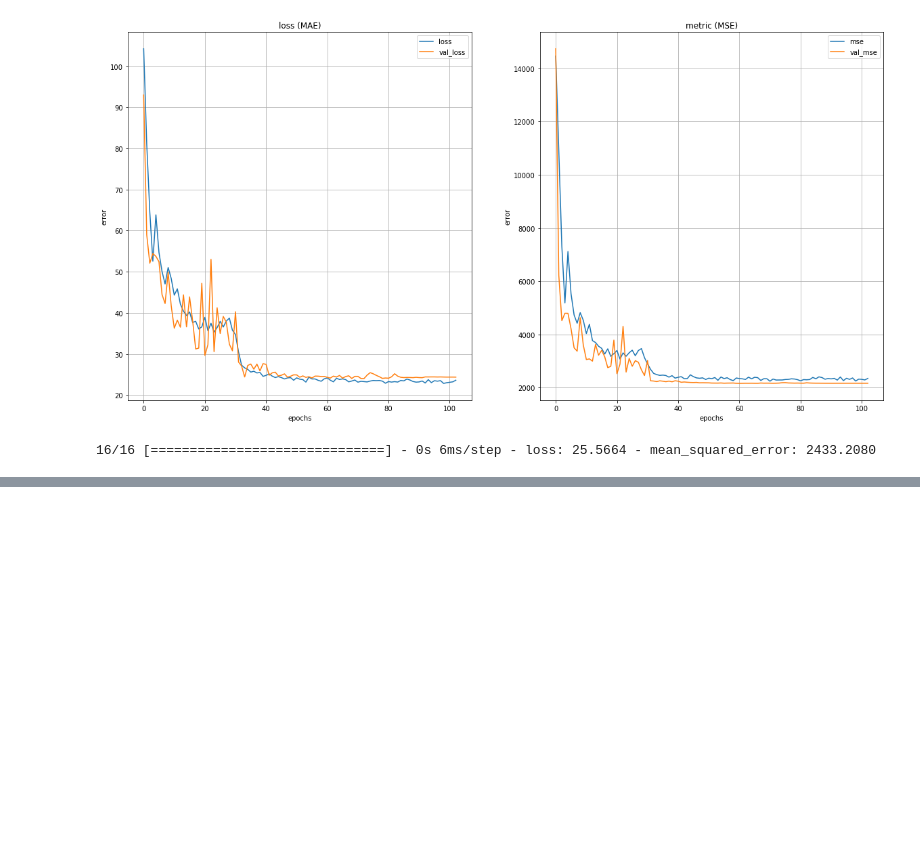
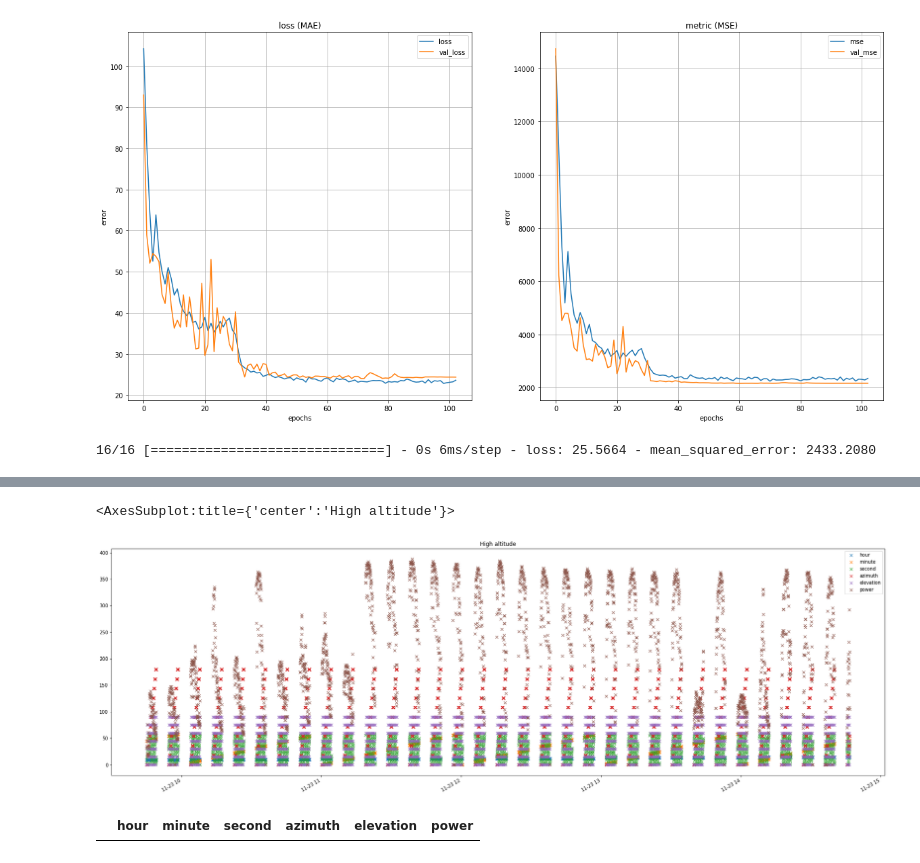
Before and after one commit to Cecco-Bandi/PV_project, a Jupyter notebook: main.ipynb, the cells around one changed output, grey strips where cells are left out. Cells and saved outputs as stored; diff of their text form; code cells hidden in the pictures; blank space fills up the shorter version.

```diff
--- a/main.ipynb
+++ b/main.ipynb
@@ -567,0 +471,5 @@ plot1 = m.plot(forecast)
+# %%
+high_altitude.plot(figsize=(30,10), title='High altitude', marker='x', linestyle='None')
+# %% [output]
+<AxesSubplot:title={'center':'High altitude'}>
+[figure, added]
@@ -567,0 +488,4 @@ plot1 = m.plot(forecast)
+# %%
+high_altitude_norm[high_altitude_norm.isna().any(axis=1)]
+# %% [output]
+|  | hour | minute | second | azimuth | elevation | power |
```
Also changed, not shown: parts of 31 cells of this notebook.
